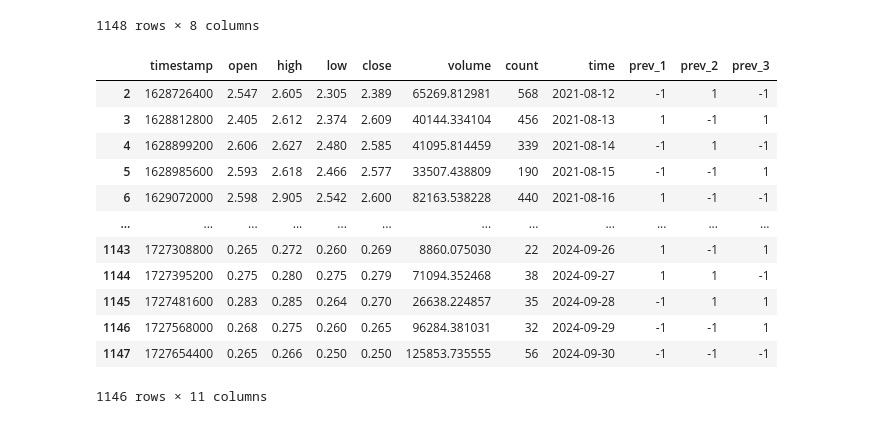
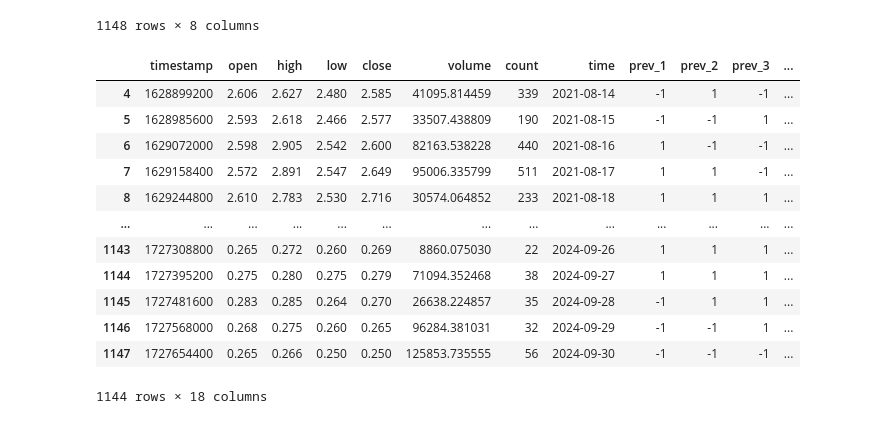
Before and after one commit to xTerradon/finance-visuals, a Jupyter notebook: code/test.ipynb, the cells around one changed output. Drawn from its saved outputs; the diff is of its cells as text; code cells hidden in the pictures.

```diff
--- a/code/test.ipynb
+++ b/code/test.ipynb
@@ -53,19 +53,19 @@ data
 | 1147 | 1727654400 | 0.265 | 0.266 | 0.250 | 0.250 | 125853.735555 | 56 | 2024-09-30 |
 1148 rows × 8 columns
 # %%
-annotated = ah.annotate_previous_movement(data, 3)
+annotated = ah.annotate_data(data, 5, 5)
 annotated
 # %% [output]
-|  | timestamp | open | high | low | close | volume | count | time | prev_1 | prev_2 | prev_3 |
-| 2 | 1628726400 | 2.547 | 2.605 | 2.305 | 2.389 | 65269.812981 | 568 | 2021-08-12 | -1 | 1 | -1 |
-| 3 | 1628812800 | 2.405 | 2.612 | 2.374 | 2.609 | 40144.334104 | 456 | 2021-08-13 | 1 | -1 | 1 |
-| 4 | 1628899200 | 2.606 | 2.627 | 2.480 | 2.585 | 41095.814459 | 339 | 2021-08-14 | -1 | 1 | -1 |
-| 5 | 1628985600 | 2.593 | 2.618 | 2.466 | 2.577 | 33507.438809 | 190 | 2021-08-15 | -1 | -1 | 1 |
-| 6 | 1629072000 | 2.598 | 2.905 | 2.542 | 2.600 | 82163.538228 | 440 | 2021-08-16 | 1 | -1 | -1 |
-| ... | ... | ... | ... | ... | ... | ... | ... | ... | ... | ... | ... |
-| 1143 | 1727308800 | 0.265 | 0.272 | 0.260 | 0.269 | 8860.075030 | 22 | 2024-09-26 | 1 | -1 | 1 |
-| 1144 | 1727395200 | 0.275 | 0.280 | 0.275 | 0.279 | 71094.352468 | 38 | 2024-09-27 | 1 | 1 | -1 |
-| 1145 | 1727481600 | 0.283 | 0.285 | 0.264 | 0.270 | 26638.224857 | 35 | 2024-09-28 | -1 | 1 | 1 |
-| 1146 | 1727568000 | 0.268 | 0.275 | 0.260 | 0.265 | 96284.381031 | 32 | 2024-09-29 | -1 | -1 | 1 |
-| 1147 | 1727654400 | 0.265 | 0.266 | 0.250 | 0.250 | 125853.735555 | 56 | 2024-09-30 | -1 | -1 | -1 |
+|  | timestamp | open | high | low | close | volume | count | time | prev_1 | prev_2 | prev_3 | ... |
+| 4 | 1628899200 | 2.606 | 2.627 | 2.480 | 2.585 | 41095.814459 | 339 | 2021-08-14 | -1 | 1 | -1 | ... |
+| 5 | 1628985600 | 2.593 | 2.618 | 2.466 | 2.577 | 33507.438809 | 190 | 2021-08-15 | -1 | -1 | 1 | ... |
+| 6 | 1629072000 | 2.598 | 2.905 | 2.542 | 2.600 | 82163.538228 | 440 | 2021-08-16 | 1 | -1 | -1 | ... |
+| 7 | 1629158400 | 2.572 | 2.891 | 2.547 | 2.649 | 95006.335799 | 511 | 2021-08-17 | 1 | 1 | -1 | ... |
+| 8 | 1629244800 | 2.610 | 2.783 | 2.530 | 2.716 | 30574.064852 | 233 | 2021-08-18 | 1 | 1 | 1 | ... |
+| ... | ... | ... | ... | ... | ... | ... | ... | ... | ... | ... | ... | ... |
+| 1143 | 1727308800 | 0.265 | 0.272 | 0.260 | 0.269 | 8860.075030 | 22 | 2024-09-26 | 1 | 1 | 1 | ... |
+| 1144 | 1727395200 | 0.275 | 0.280 | 0.275 | 0.279 | 71094.352468 | 38 | 2024-09-27 | 1 | 1 | 1 | ... |
+| 1145 | 1727481600 | 0.283 | 0.285 | 0.264 | 0.270 | 26638.224857 | 35 | 2024-09-28 | -1 | 1 | 1 | ... |
+| 1146 | 1727568000 | 0.268 | 0.275 | 0.260 | 0.265 | 96284.381031 | 32 | 2024-09-29 | -1 | -1 | 1 | ... |
+| 1147 | 1727654400 | 0.265 | 0.266 | 0.250 | 0.250 | 125853.735555 | 56 | 2024-09-30 | -1 | -1 | -1 | ... |
-1146 rows × 11 columns
+1144 rows × 18 columns
```
Also changed, not shown: parts of 6 cells of this notebook, 5 other files.
